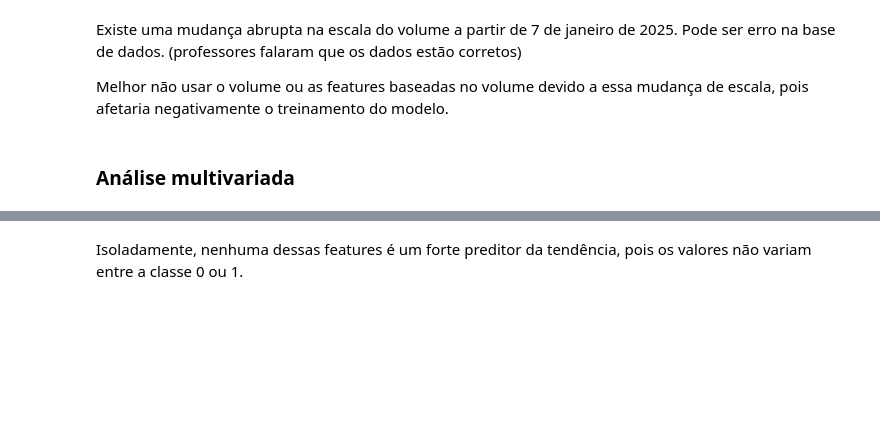
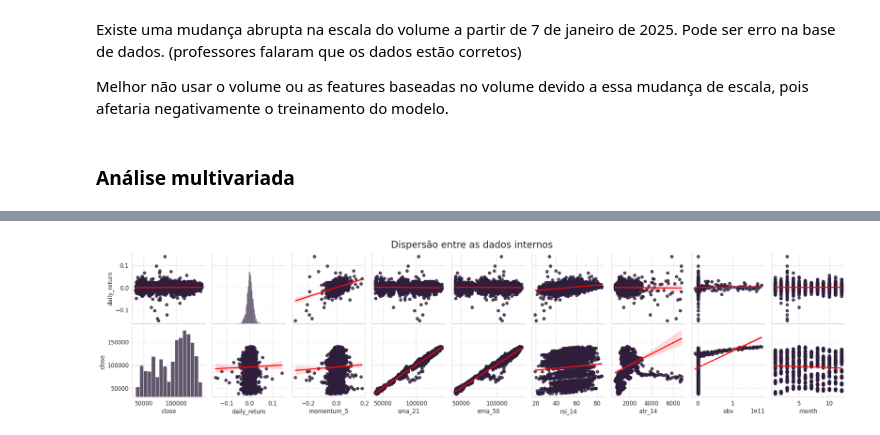
Before and after one commit to JacksonvBarbosa/Analise_Indice_Ibovespa, a Jupyter notebook: notebooks/02-exploratory-data-analysis-notebook.ipynb, the cells around one changed output, grey strips where cells are left out. Drawn from its saved outputs; the diff is of its cells as text; code cells hidden in the pictures; blank space fills up the shorter version.

```diff
--- a/notebooks/02-exploratory-data-analysis-notebook.ipynb
+++ b/notebooks/02-exploratory-data-analysis-notebook.ipynb
@@ -344,4 +338,8 @@ for i, coluna in enumerate(colunas, 1):
-# %% [markdown]
-Isoladamente, nenhuma dessas features é um forte preditor da tendência, pois os valores não variam entre a classe 0 ou 1.
+# %%
+ax = sns.pairplot(df, y_vars=['daily_return', 'close'], x_vars=columns_corr1, kind='reg', plot_kws={'line_kws':{'color':'red'}})
+ax.figure.suptitle('Dispersão entre as dados internos', fontsize=20, y=1.05)
+plt.show()
+# %% [output]
+[figure, added]
 # %%
 # mapa de calor de correlação das variáveis baseadas em fontes externas
```
Also changed, not shown: parts of 26 cells of this notebook, 7 other files.
